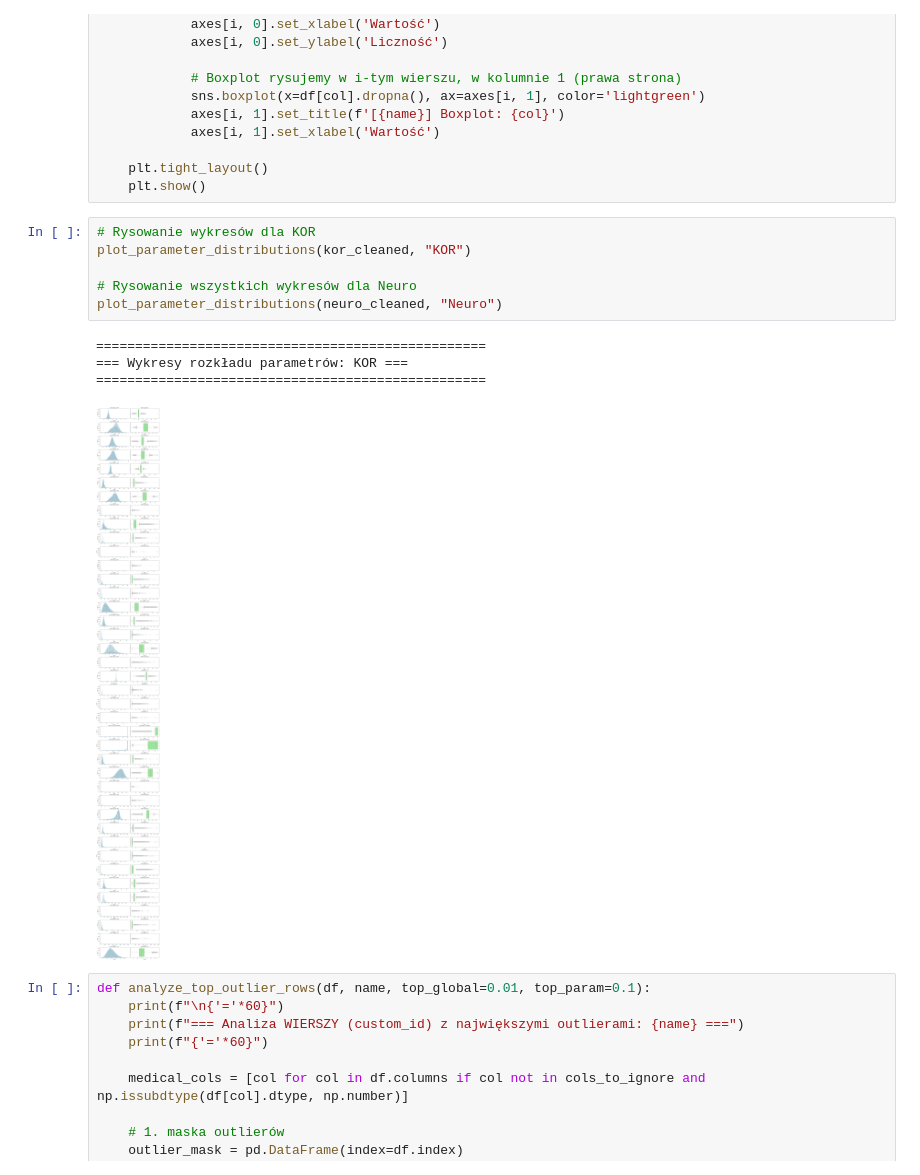
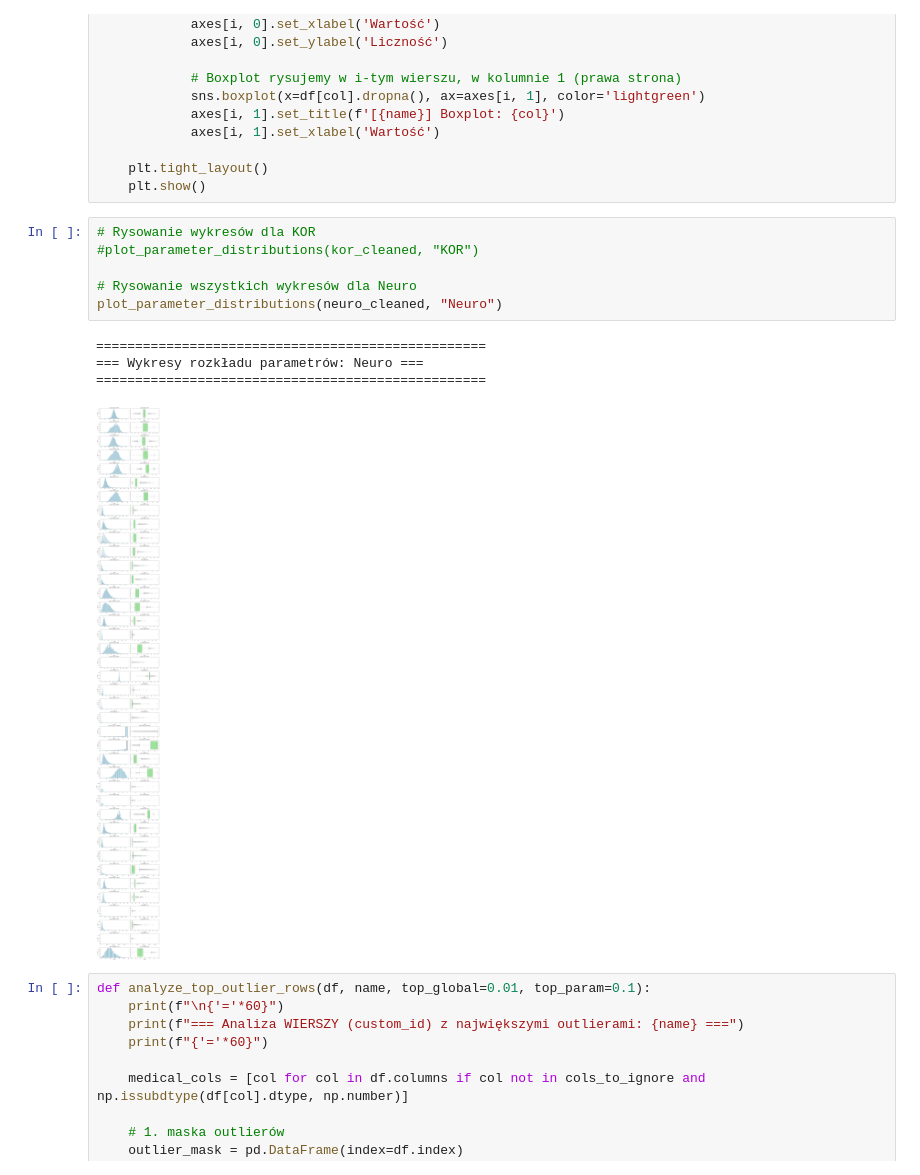
Before and after one commit to aneurysm-risk-pu/aneurysm-data, a Jupyter notebook: aneurysm_data_analysis.ipynb, the cells around one changed output. Saved outputs shown, nothing was run; the diff lists cells and outputs as text.

```diff
--- a/aneurysm_data_analysis.ipynb
+++ b/aneurysm_data_analysis.ipynb
@@ -417,15 +430,15 @@ def plot_parameter_distributions(df, name, max_cols=None):
     plt.show()
 # %%
 # Rysowanie wykresów dla KOR
-plot_parameter_distributions(kor_cleaned, "KOR")
+#plot_parameter_distributions(kor_cleaned, "KOR")
 
 # Rysowanie wszystkich wykresów dla Neuro
 plot_parameter_distributions(neuro_cleaned, "Neuro")
 # %% [output]
 ==================================================
-=== Wykresy rozkładu parametrów: KOR ===
+=== Wykresy rozkładu parametrów: Neuro ===
 ==================================================
-[figure, old version]
+[figure, new version]
 # %%
 def analyze_top_outlier_rows(df, name, top_global=0.01, top_param=0.1):
     print(f"\n{'='*60}")
```
Also changed, not shown: parts of 14 cells of this notebook.
